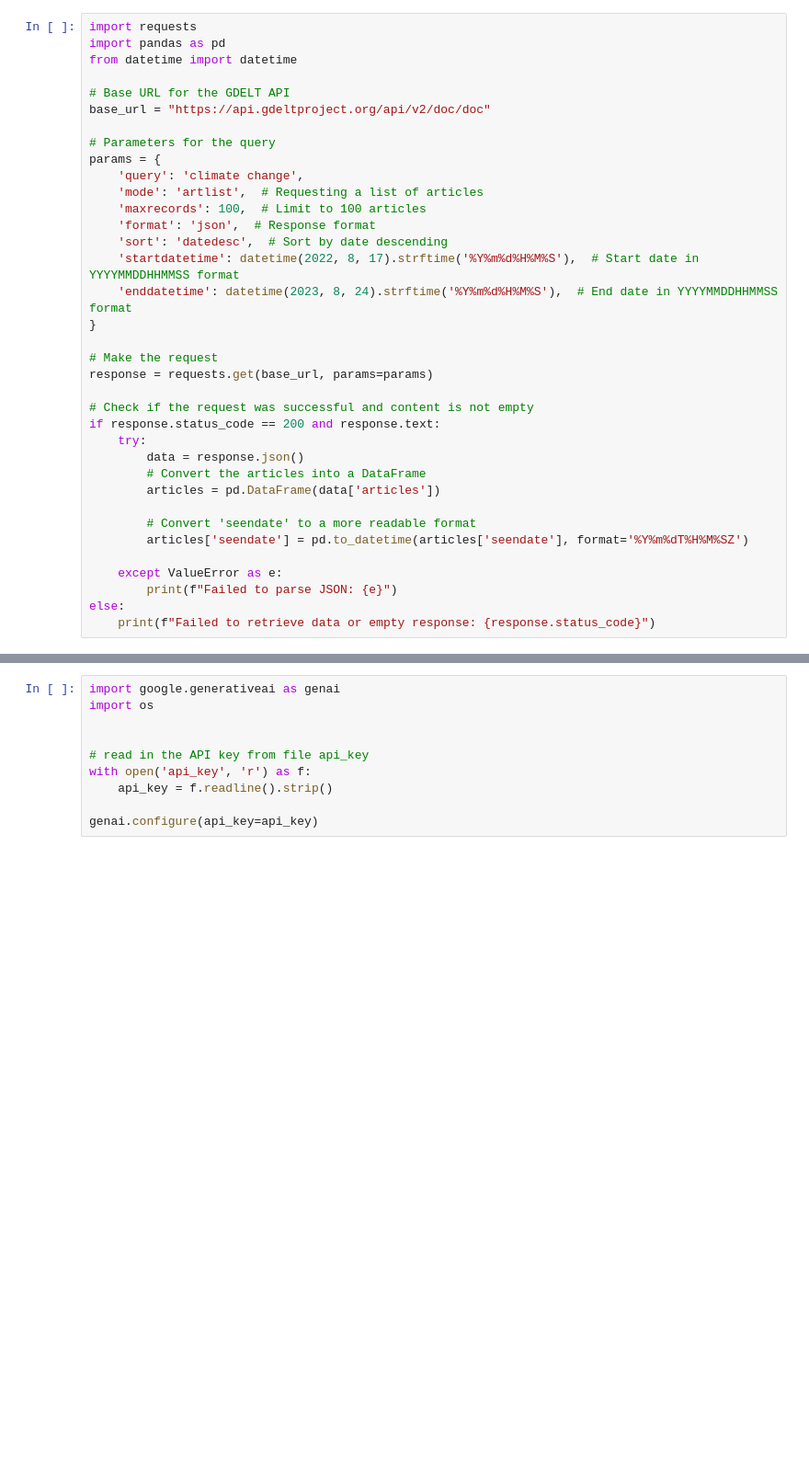
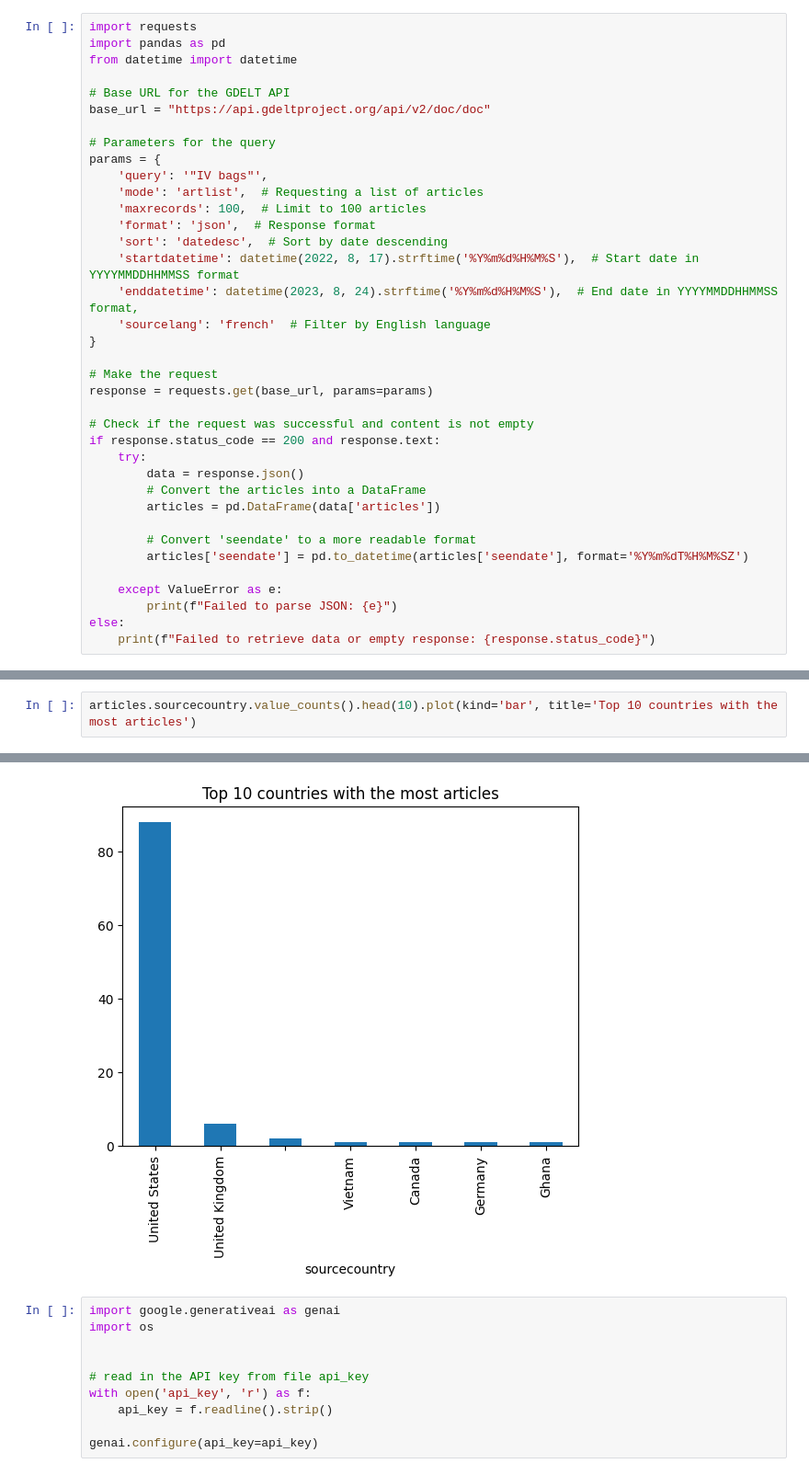
Before and after one commit to siddnambiar/GDELT-Dashboard, a Jupyter notebook: gdelt_test.ipynb, the cells around one changed output, grey strips where cells are left out. Shown at 92% size. Saved outputs shown, nothing was run; the diff lists cells and outputs as text; blank space fills up the shorter version.

```diff
--- a/gdelt_test.ipynb
+++ b/gdelt_test.ipynb
@@ -8,13 +8,14 @@ base_url = "https://api.gdeltproject.org/api/v2/doc/doc"
 
 # Parameters for the query
 params = {
-    'query': 'climate change',
+    'query': '"IV bags"',
     'mode': 'artlist',  # Requesting a list of articles
     'maxrecords': 100,  # Limit to 100 articles
     'format': 'json',  # Response format
     'sort': 'datedesc',  # Sort by date descending
     'startdatetime': datetime(2022, 8, 17).strftime('%Y%m%d%H%M%S'),  # Start date in YYYYMMDDHHMMSS format
-    'enddatetime': datetime(2023, 8, 24).strftime('%Y%m%d%H%M%S'),  # End date in YYYYMMDDHHMMSS format
+    'enddatetime': datetime(2023, 8, 24).strftime('%Y%m%d%H%M%S'),  # End date in YYYYMMDDHHMMSS format,
+    'sourcelang': 'french'  # Filter by English language
 }
 
 # Make the request
@@ -45,0 +38,3 @@ articles.head()
+# %%
+articles.sourcecountry.value_counts().head(10).plot(kind='bar', title='Top 10 countries with the most articles')
+# %% [output]
@@ -46,3 +42,4 @@ articles.head()
+[figure, added]
 # %%
 import google.generativeai as genai
 import os
```
Also changed, not shown: parts of 2 cells of this notebook, 1 other file.
